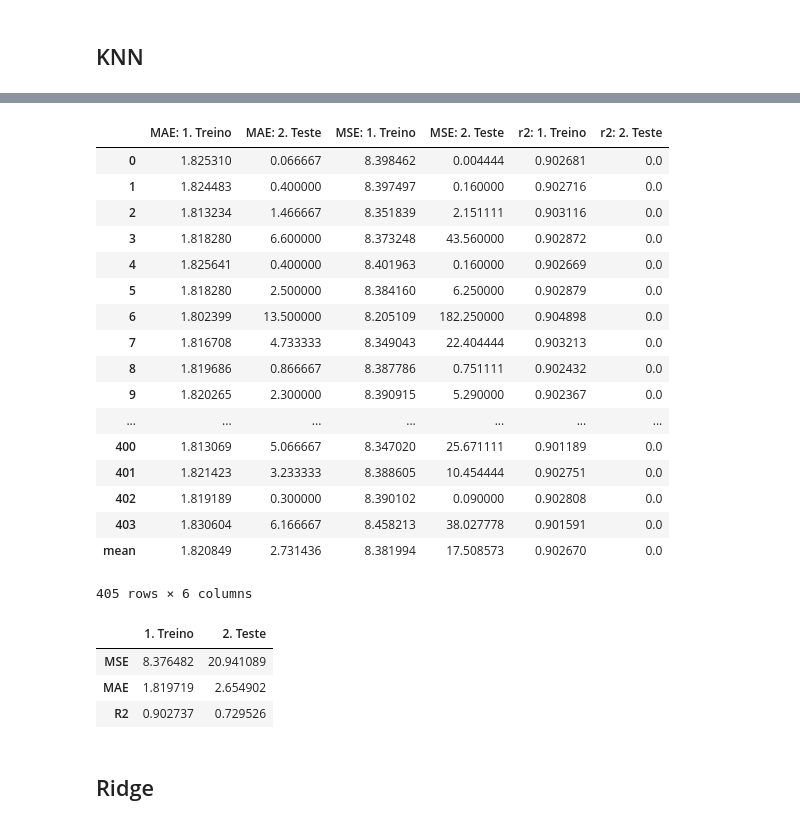
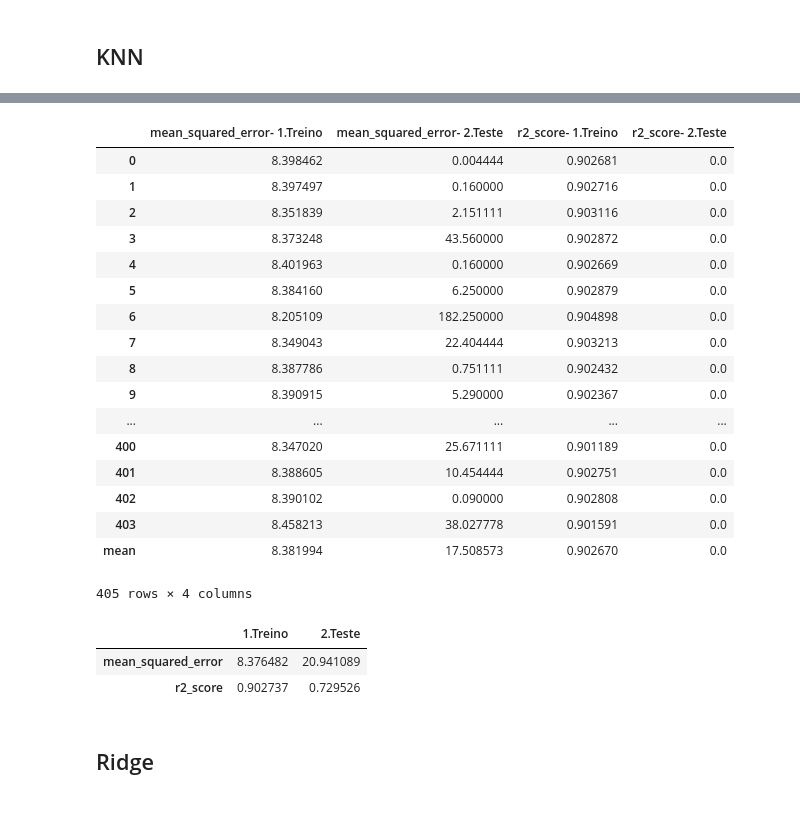
Before and after one commit to mopdc/python-codes, a Jupyter notebook: applied algorithms/regression examples/Regression Analysis in Boston dataset-v2.ipynb, the cells around one changed output, grey strips where cells are left out. Drawn from its saved outputs; the diff is of its cells as text; code cells hidden in the pictures.

```diff
--- a/applied algorithms/regression examples/Regression Analysis in Boston dataset-v2.ipynb
+++ b/applied algorithms/regression examples/Regression Analysis in Boston dataset-v2.ipynb
@@ -323,5 +338,9 @@ cv_kfold = KFold(5, random_state=12)
 cv_loo = LeaveOneOut()
 # %%
 lm = LinearRegression(fit_intercept=True, normalize=False, copy_X=True, n_jobs=1)
-model_reg_cv(lm, X_train_final, y_train, cv = cv_loo)
+metrics = [mean_squared_error, r2_score]
+
+#model_reg_cv2(lm, X_train_final, y_train, cv = cv_kfold, metrics)
+#metrics = [mean_squared_error, mean_absolute_error]
+model_reg_cv(lm, X_train_final, y_train, cv_kfold, metrics)
 # %% [output]
@@ -468,34 +493,33 @@ KNeighborsRegressor(algorithm='auto', leaf_size=30, metric='minkowski',
           metric_params=None, n_jobs=1, n_neighbors=3, p=2,
           weights='uniform')
 # %%
-results_folds = model_reg_cv(model_knn,X_train_final, y_train, cv_loo)
+results_folds = model_reg_cv(model_knn,X_train_final, y_train, cv_loo, metrics=metrics)
 results_folds
 # %% [output]
-|  | MAE: 1. Treino | MAE: 2. Teste | MSE: 1. Treino | MSE: 2. Teste | r2: 1. Treino | r2: 2. Teste |
-| 0 | 1.825310 | 0.066667 | 8.398462 | 0.004444 | 0.902681 | 0.0 |
-| 1 | 1.824483 | 0.400000 | 8.397497 | 0.160000 | 0.902716 | 0.0 |
-| 2 | 1.813234 | 1.466667 | 8.351839 | 2.151111 | 0.903116 | 0.0 |
-| 3 | 1.818280 | 6.600000 | 8.373248 | 43.560000 | 0.902872 | 0.0 |
-| 4 | 1.825641 | 0.400000 | 8.401963 | 0.160000 | 0.902669 | 0.0 |
-| 5 | 1.818280 | 2.500000 | 8.384160 | 6.250000 | 0.902879 | 0.0 |
-| 6 | 1.802399 | 13.500000 | 8.205109 | 182.250000 | 0.904898 | 0.0 |
-| 7 | 1.816708 | 4.733333 | 8.349043 | 22.404444 | 0.903213 | 0.0 |
-| 8 | 1.819686 | 0.866667 | 8.387786 | 0.751111 | 0.902432 | 0.0 |
-| 9 | 1.820265 | 2.300000 | 8.390915 | 5.290000 | 0.902367 | 0.0 |
-| ... | ... | ... | ... | ... | ... | ... |
-| 400 | 1.813069 | 5.066667 | 8.347020 | 25.671111 | 0.901189 | 0.0 |
-| 401 | 1.821423 | 3.233333 | 8.388605 | 10.454444 | 0.902751 | 0.0 |
-| 402 | 1.819189 | 0.300000 | 8.390102 | 0.090000 | 0.902808 | 0.0 |
-| 403 | 1.830604 | 6.166667 | 8.458213 | 38.027778 | 0.901591 | 0.0 |
-| mean | 1.820849 | 2.731436 | 8.381994 | 17.508573 | 0.902670 | 0.0 |
+|  | mean_squared_error- 1.Treino | mean_squared_error- 2.Teste | r2_score- 1.Treino | r2_score- 2.Teste |
+| 0 | 8.398462 | 0.004444 | 0.902681 | 0.0 |
+| 1 | 8.397497 | 0.160000 | 0.902716 | 0.0 |
+| 2 | 8.351839 | 2.151111 | 0.903116 | 0.0 |
+| 3 | 8.373248 | 43.560000 | 0.902872 | 0.0 |
+| 4 | 8.401963 | 0.160000 | 0.902669 | 0.0 |
+| 5 | 8.384160 | 6.250000 | 0.902879 | 0.0 |
+| 6 | 8.205109 | 182.250000 | 0.904898 | 0.0 |
+| 7 | 8.349043 | 22.404444 | 0.903213 | 0.0 |
+| 8 | 8.387786 | 0.751111 | 0.902432 | 0.0 |
+| 9 | 8.390915 | 5.290000 | 0.902367 | 0.0 |
+| ... | ... | ... | ... | ... |
+| 400 | 8.347020 | 25.671111 | 0.901189 | 0.0 |
+| 401 | 8.388605 | 10.454444 | 0.902751 | 0.0 |
+| 402 | 8.390102 | 0.090000 | 0.902808 | 0.0 |
+| 403 | 8.458213 | 38.027778 | 0.901591 | 0.0 |
+| mean | 8.381994 | 17.508573 | 0.902670 | 0.0 |
-405 rows × 6 columns
+405 rows × 4 columns
 # %%
-model_reg_holdout(model_knn,X_train_final, y_train, X_test_final, y_test)
+model_reg_holdout(model_knn,X_train_final, y_train, X_test_final, y_test, metrics=metrics)
 # %% [output]
-|  | 1. Treino | 2. Teste |
-| MSE | 8.376482 | 20.941089 |
-| MAE | 1.819719 | 2.654902 |
-| R2 | 0.902737 | 0.729526 |
+|  | 1.Treino | 2.Teste |
+| mean_squared_error | 8.376482 | 20.941089 |
+| r2_score | 0.902737 | 0.729526 |
 # %% [markdown]
 ## Ridge
 # %%
```
Also changed, not shown: parts of 12 cells of this notebook, 29 other files.
